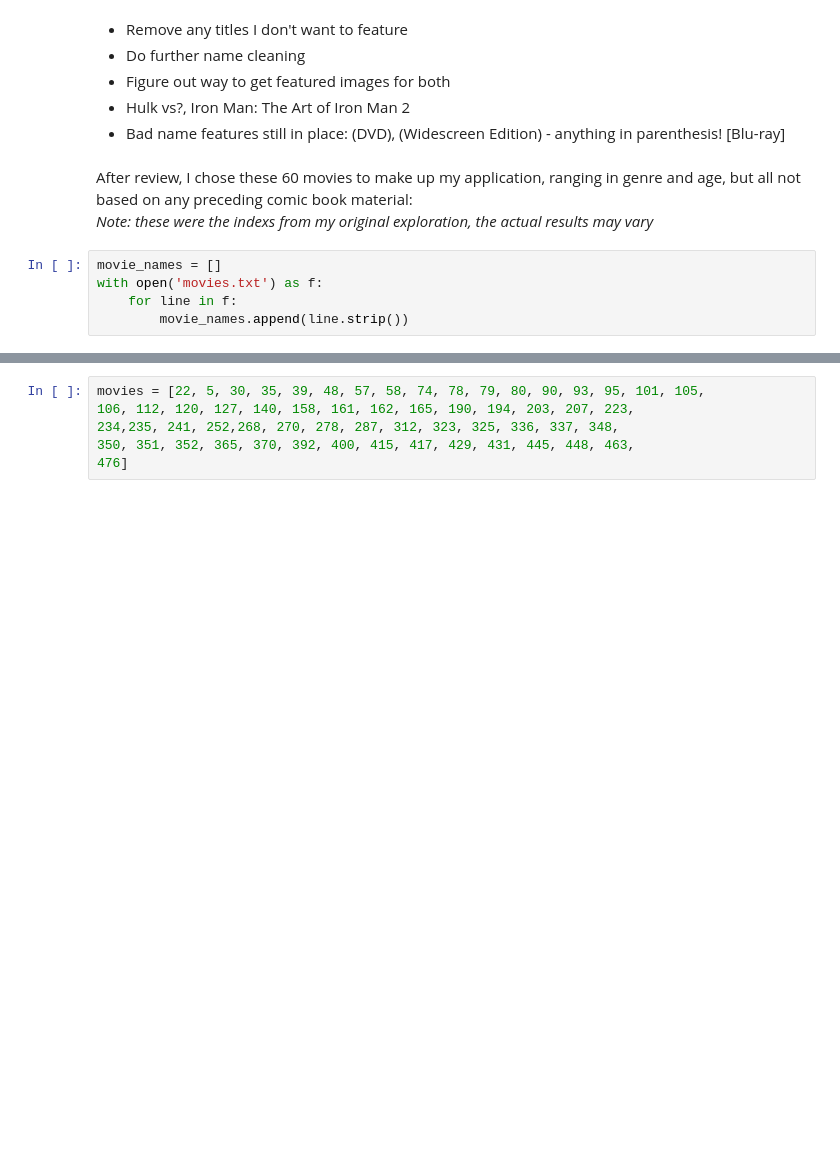
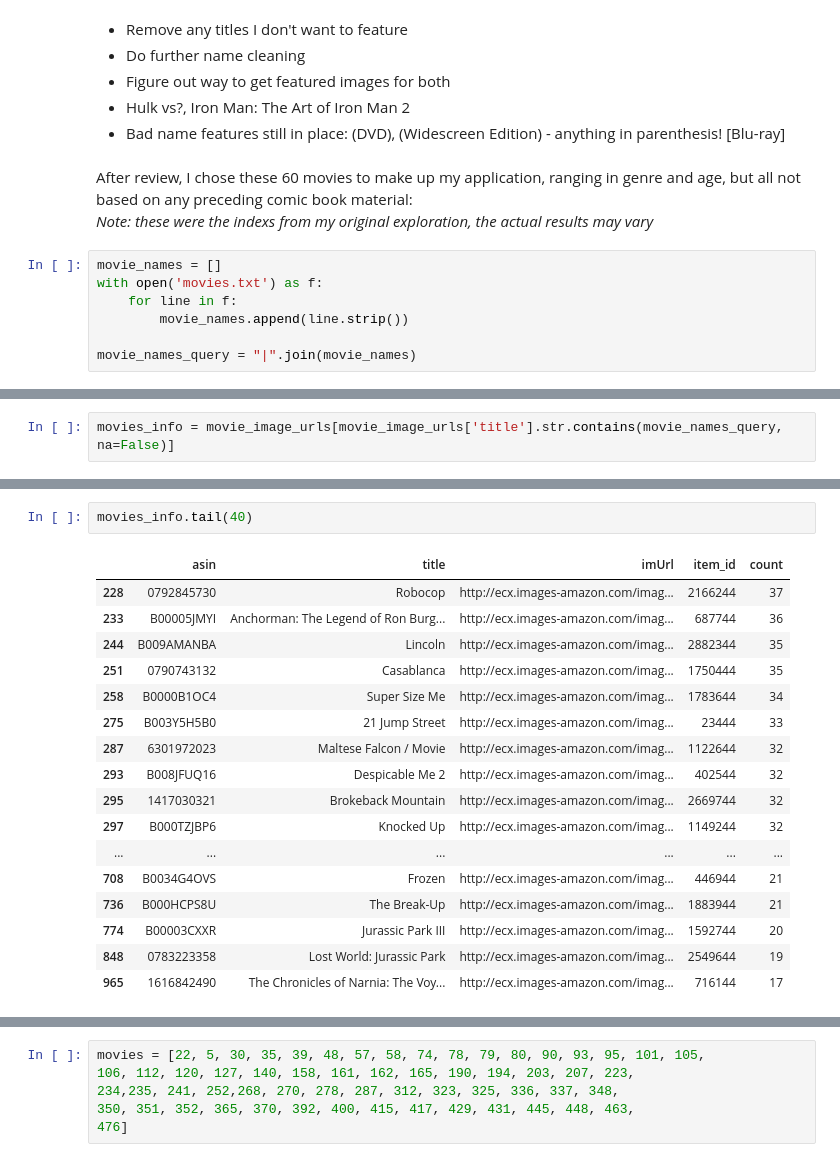
Before and after one commit to jnawjux/intocomics, a Jupyter notebook: web_app_development.ipynb, the cells around one changed output, grey strips where cells are left out. Saved outputs shown, nothing was run; the diff lists cells and outputs as text; blank space fills up the shorter version.

```diff
--- a/web_app_development.ipynb
+++ b/web_app_development.ipynb
@@ -94,3 +94,5 @@ movie_names = []
 with open('movies.txt') as f:
     for line in f:
         movie_names.append(line.strip())
+
+movie_names_query = "|".join(movie_names)
@@ -120,0 +99,2 @@ fuzz()
+# %%
+movies_info = movie_image_urls[movie_image_urls['title'].str.contains(movie_names_query, na=False)]
@@ -120,0 +110,20 @@ fuzz()
+# %%
+movies_info.tail(40)
+# %% [output]
+|  | asin | title | imUrl | item_id | count |
+| 228 | 0792845730 | Robocop | http://ecx.images-amazon.com/imag... | 2166244 | 37 |
+| 233 | B00005JMYI | Anchorman: The Legend of Ron Burg... | http://ecx.images-amazon.com/imag... | 687744 | 36 |
+| 244 | B009AMANBA | Lincoln | http://ecx.images-amazon.com/imag... | 2882344 | 35 |
+| 251 | 0790743132 | Casablanca | http://ecx.images-amazon.com/imag... | 1750444 | 35 |
+| 258 | B0000B1OC4 | Super Size Me | http://ecx.images-amazon.com/imag... | 1783644 | 34 |
+| 275 | B003Y5H5B0 | 21 Jump Street | http://ecx.images-amazon.com/imag... | 23444 | 33 |
+| 287 | 6301972023 | Maltese Falcon / Movie | http://ecx.images-amazon.com/imag... | 1122644 | 32 |
+| 293 | B008JFUQ16 | Despicable Me 2 | http://ecx.images-amazon.com/imag... | 402544 | 32 |
+| 295 | 1417030321 | Brokeback Mountain | http://ecx.images-amazon.com/imag... | 2669744 | 32 |
+| 297 | B000TZJBP6 | Knocked Up | http://ecx.images-amazon.com/imag... | 1149244 | 32 |
+| ... | ... | ... | ... | ... | ... |
+| 708 | B0034G4OVS | Frozen | http://ecx.images-amazon.com/imag... | 446944 | 21 |
+| 736 | B000HCPS8U | The Break-Up | http://ecx.images-amazon.com/imag... | 1883944 | 21 |
+| 774 | B00003CXXR | Jurassic Park III | http://ecx.images-amazon.com/imag... | 1592744 | 20 |
+| 848 | 0783223358 | Lost World: Jurassic Park | http://ecx.images-amazon.com/imag... | 2549644 | 19 |
+| 965 | 1616842490 | The Chronicles of Narnia: The Voy... | http://ecx.images-amazon.com/imag... | 716144 | 17 |
```
Also changed, not shown: parts of 9 cells of this notebook.
